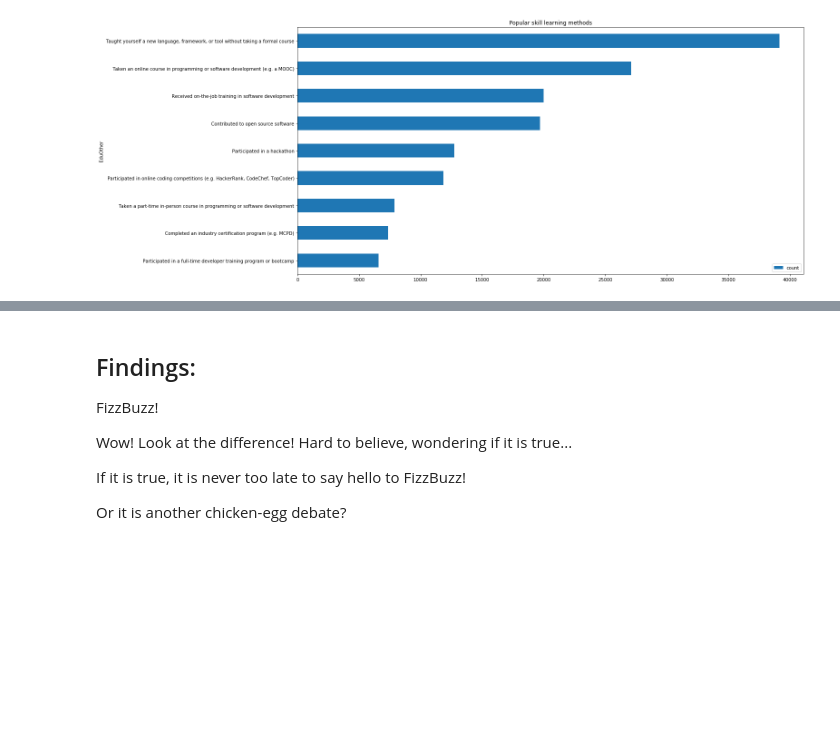
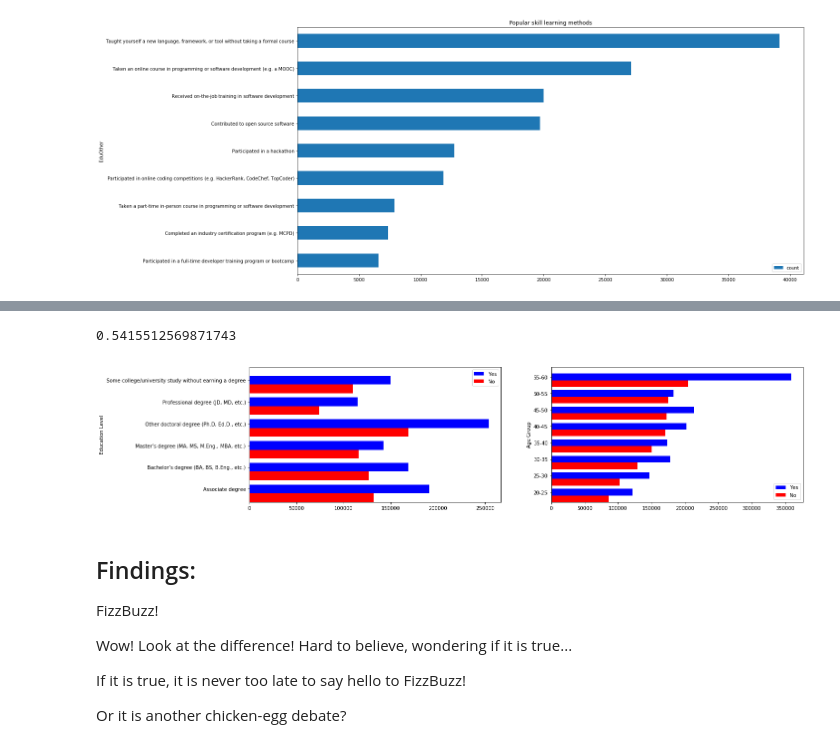
Before and after one commit to zhuzhy1214/Udacity, a Jupyter notebook: project-1-stackoverflow.ipynb, the cells around one changed output, grey strips where cells are left out. Drawn from its saved outputs; the diff is of its cells as text; code cells hidden in the pictures; blank space fills up the shorter version.

```diff
--- a/project-1-stackoverflow.ipynb
+++ b/project-1-stackoverflow.ipynb
@@ -721,0 +742,14 @@ What is a single trick that could boost your salary for future job seach effort?
+# %%
+# does fizzbuzz solving experience indicate higher salary (elite developer?)
+
+summary_1 = df_filtered.groupby(['Age_bin','FizzBuzz']).mean(numeric_only = True)
+summary_1.drop(columns= ['Respondent','CodeRevHrs','CompTotal'] , inplace = True)
+
+summary_1.reset_index(inplace=True)
+summary_1 = summary_1[~((summary_1['Age_bin']=='0-20') | (summary_1['Age_bin']=='60-100'))]
+summary_1 = summary_1.pivot(index='Age_bin', columns='FizzBuzz', values='ConvertedComp')
+summary_1.reset_index(inplace=True)
+
+summary_1['inc_ratio']= summary_1['Yes']/summary_1['No'] -1
+
+summary_1
@@ -722,3 +766,28 @@ What is a single trick that could boost your salary for future job seach effort?
+# %%
+summary['inc_ratio'].max()
+# %% [output]
+0.5415512569871743
+# %%
+fig, (ax1, ax2) = plt.subplots(1, 2, figsize=(20, 5))
+width = 0.4
+
+ind_1 = np.arange(len(summary))
+ax1.barh(ind_1 + width, summary['Yes'], width, color='blue', label='Yes')
+ax1.barh(ind_1 , summary['No'], width, color='red', label='No')
+ax1.set(yticks=ind_1 + width, yticklabels=summary['EdLevel'], ylim=[2*width - 1, len(summary)])
+ax1.legend()
+ax1.set_ylabel('Education Level')
+
+ind_2 = np.arange(len(summary_1))
+ax2.barh(ind_2+ width , summary_1['Yes'], width, color='blue', label='Yes')
+ax2.barh(ind_2, summary_1['No'], width, color='red', label='No')
+ax2.set(yticks=ind_2 + width, yticklabels=summary_1['Age_bin'], ylim=[2*width - 1, len(summary_1)])
+ax2.legend()
+ax2.set_ylabel('Age Group')
+
+fig.savefig('FizzBuzz_Compensation.png', dpi=100)
+# %% [output]
+[figure, added]
 # %% [markdown]
 ## Findings:
 FizzBuzz!
```
Also changed, not shown: parts of 68 cells of this notebook, 1 other file.
